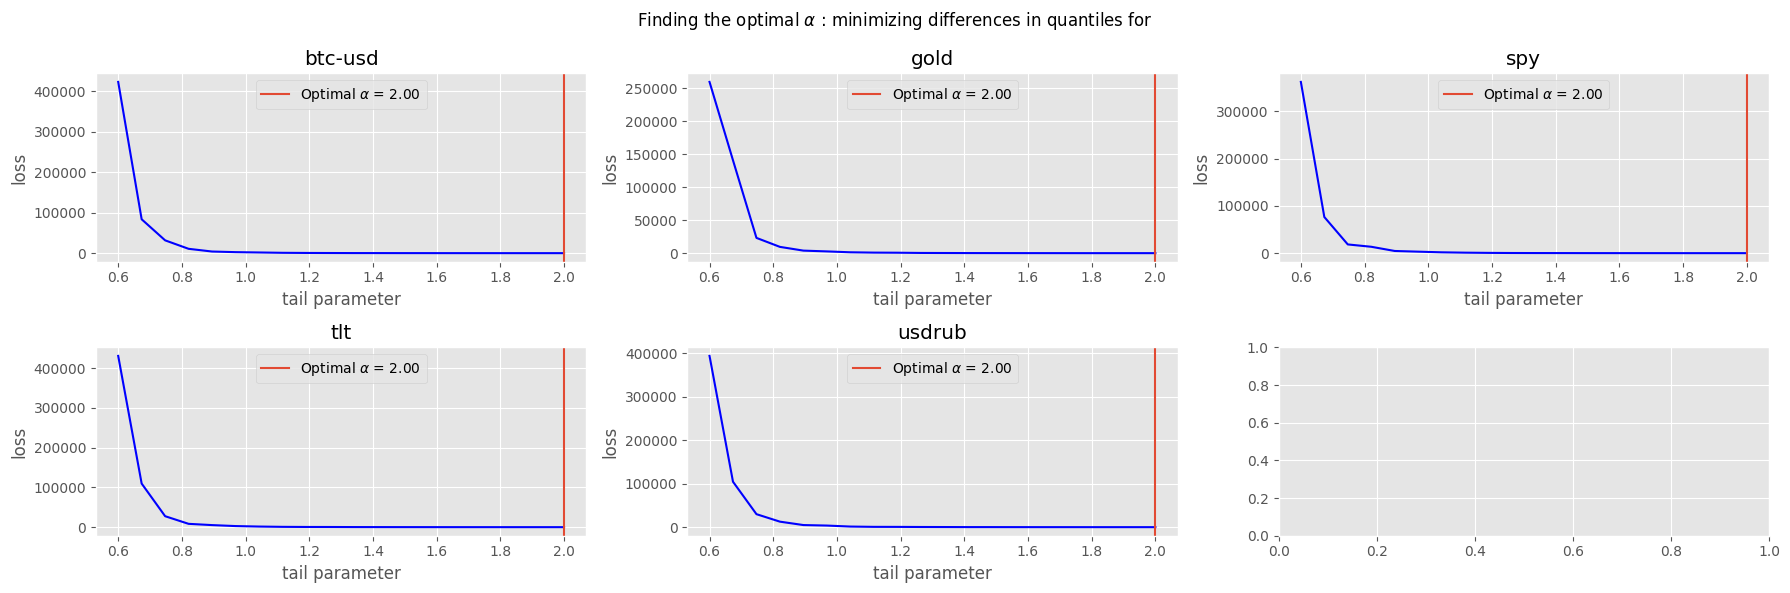
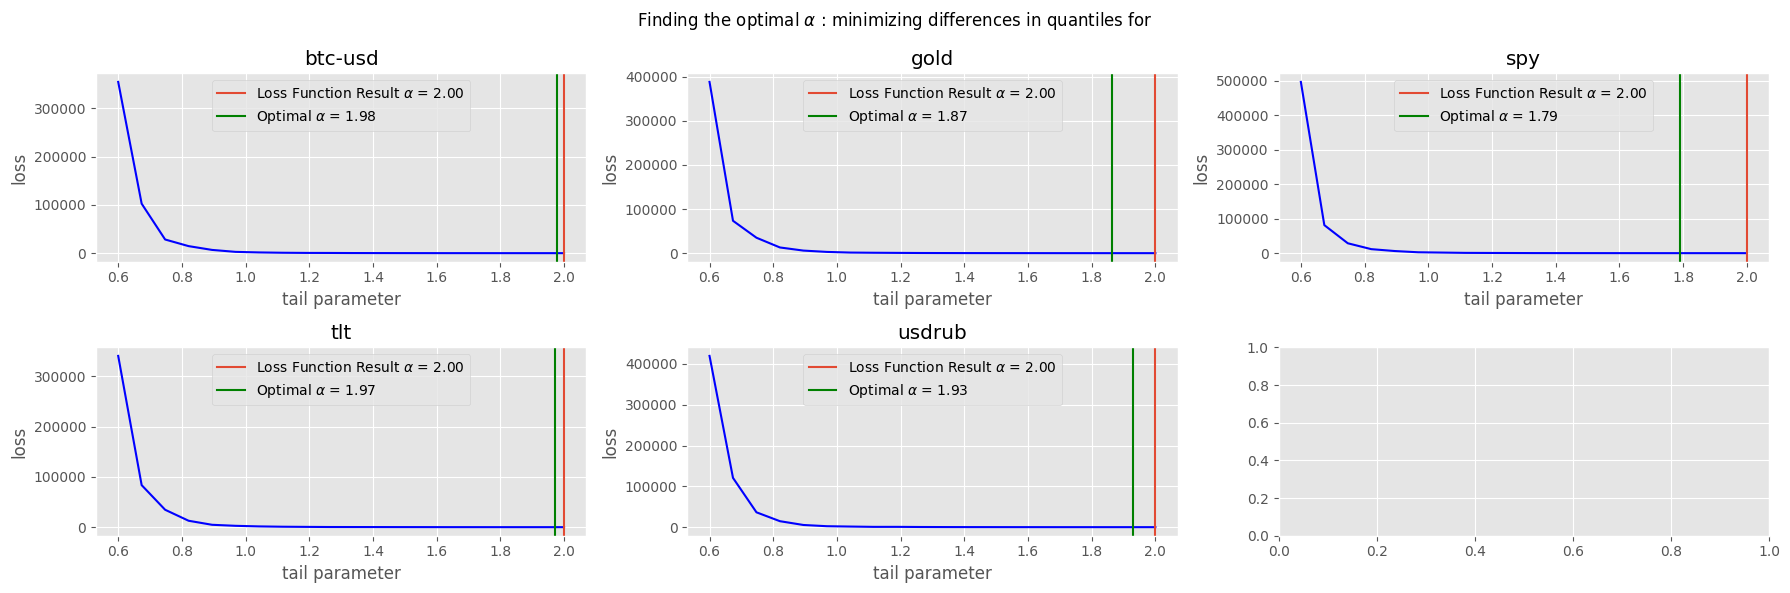
The notebook cell's code change between the first figure and the second:
--- before
+++ after
@@ -2,8 +2,10 @@
 axes = axes.flatten()
 
-for i, (ticker, losses) in enumerate(losses.items()):
-    axes[i].plot(alphas, losses, c='b')
-    axes[i].axvline(x=alphas[np.argmin(losses)],
-                    label='Optimal ' + r'$\alpha$ = ' + f'{alphas[np.argmin(losses)]:.2f}')
+for i, (ticker, loss) in enumerate(losses.items()):
+    axes[i].plot(alphas, loss, c='b')
+    axes[i].axvline(x=alphas[np.argmin(loss)],
+                    label='Loss Function Result ' + r'$\alpha$ = ' + f'{alphas[np.argmin(loss)]:.2f}')
+    axes[i].axvline(x=optimal_alphas[ticker][0].x, color='g',
+                    label='Optimal ' + r'$\alpha$ = ' + f'{optimal_alphas[ticker][0].x:.2f}')
     axes[i].set_xlabel('tail parameter')
     axes[i].set_ylabel('loss')

Commit: Minimize loss function results